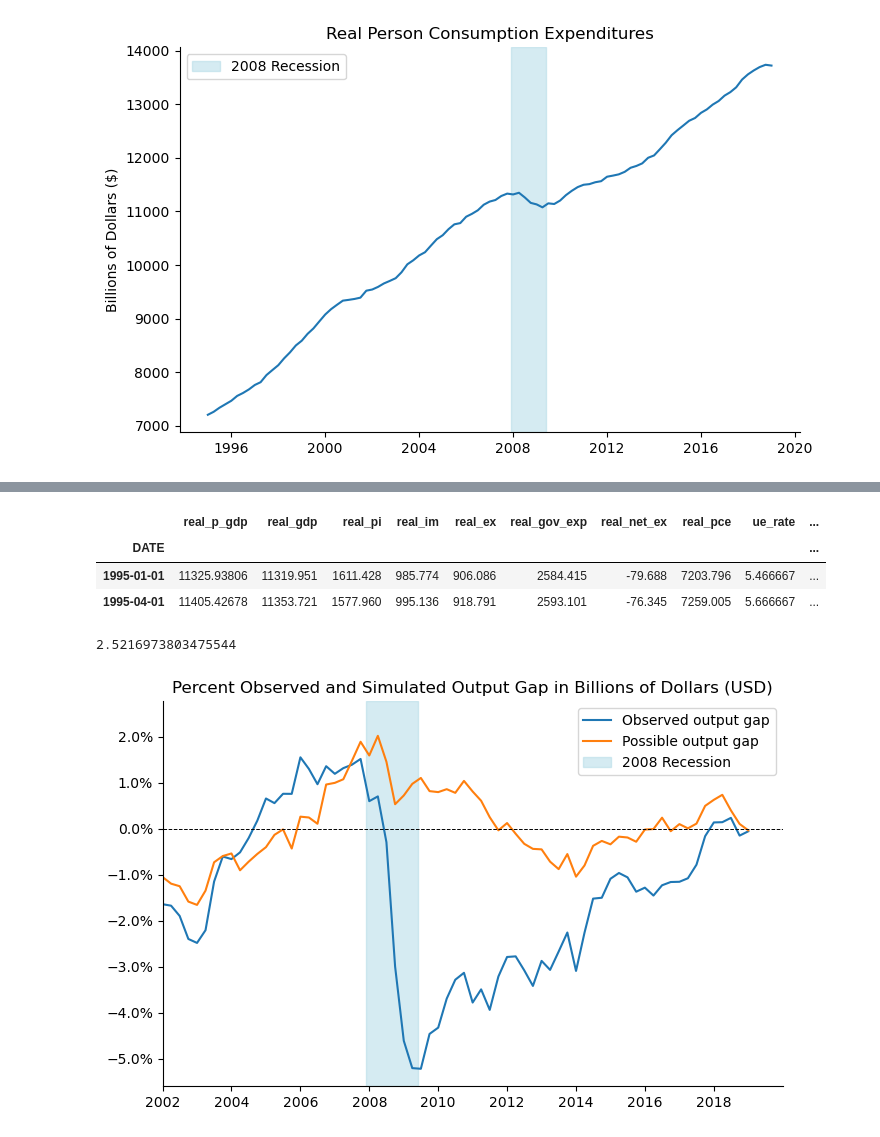
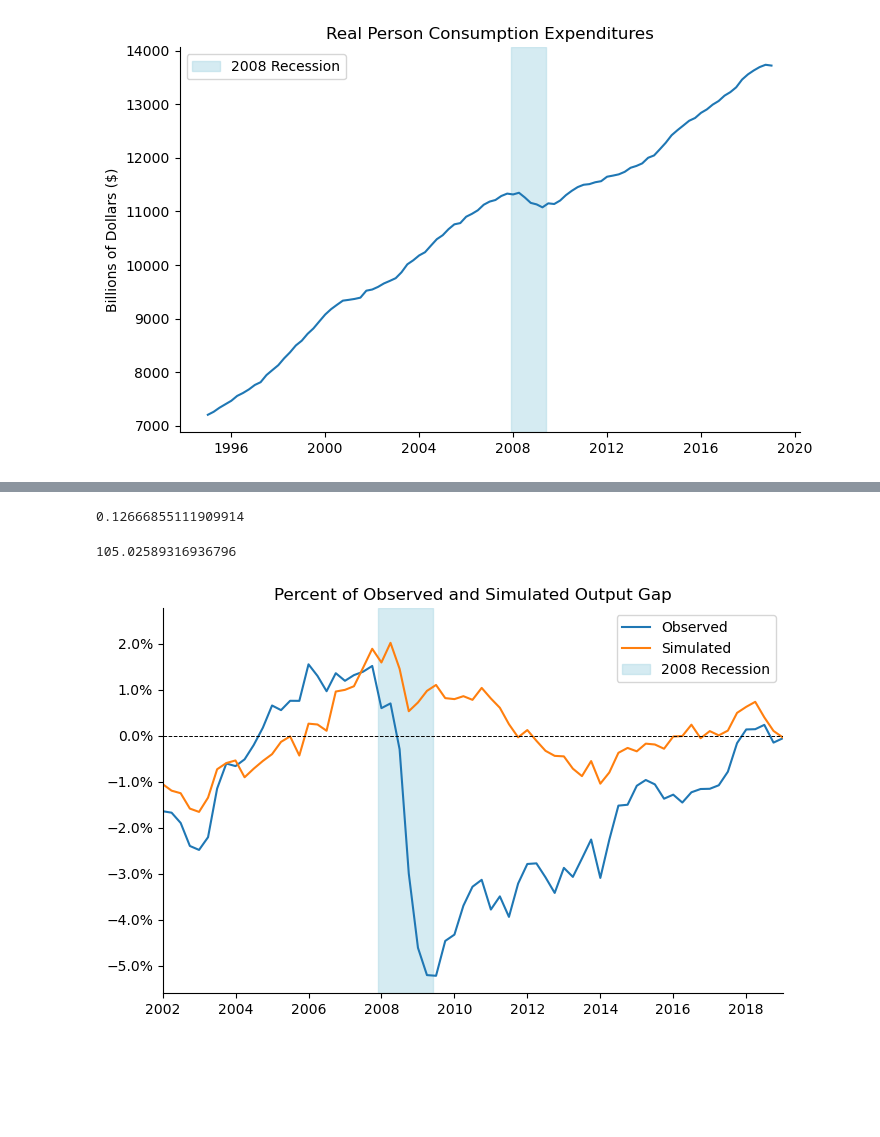
Before and after one commit to linssen2/econ570-project, a Jupyter notebook: output_gap.ipynb, the cells around one changed output, grey strips where cells are left out. Saved outputs shown, nothing was run; the diff lists cells and outputs as text; code cells hidden in the pictures; blank space fills up the shorter version.

```diff
--- a/output_gap.ipynb
+++ b/output_gap.ipynb
@@ -351,10 +270,3 @@ plt.show()
-# %%
-data_q.head(2)
-# %% [output]
-|  | real_p_gdp | real_gdp | real_pi | real_im | real_ex | real_gov_exp | real_net_ex | real_pce | ue_rate | ... |
-| DATE |  |  |  |  |  |  |  |  |  | ... |
-| 1995-01-01 | 11325.93806 | 11319.951 | 1611.428 | 985.774 | 906.086 | 2584.415 | -79.688 | 7203.796 | 5.466667 | ... |
-| 1995-04-01 | 11405.42678 | 11353.721 | 1577.960 | 995.136 | 918.791 | 2593.101 | -76.345 | 7259.005 | 5.666667 | ... |
 # %%
 data_q['pos_gdp'] = pos_gdp
 data_q['pct_outgap_pos'] = (data_q['pos_gdp'] - data_q['real_p_gdp'])/data_q['pos_gdp'] * 100
@@ -362,22 +274,27 @@ data_08_18 = data_q[(data_q.index >= '2008') & (data_q.index <='2018')].copy()
 
 avg_output_gap = data_08_18['pct_outgap'].mean()
 avg_output_gap_pos = data_08_18['pct_outgap_pos'].mean()
+# %%
+avg_output_gap_pos
+# %% [output]
+0.12666855111909914
 # %%
-avg_output_gap_pos - avg_output_gap
+(avg_output_gap - avg_output_gap_pos) / avg_output_gap * 100
 # %% [output]
-2.5216973803475544
+105.02589316936796
 # %%
 fig, ax = plt.subplots(1, 1, figsize=(8,5))
 
-ax.plot(data_q.index, data_q['pct_outgap'], label='Observed output gap')
-ax.plot(data_q.index, data_q['pct_outgap_pos'], label='Possible output gap')
+ax.plot(data_q.index, data_q['pct_outgap'], label='Observed')
+ax.plot(data_q.index, data_q['pct_outgap_pos'], label='Simulated')
 ax.axvspan('2007-12', '2009-06', color='lightblue', alpha=0.5, label='2008 Recession')
 ax.yaxis.set_major_formatter(mtick.PercentFormatter())
-ax.set_title('Percent Observed and Simulated Output Gap in Billions of Dollars (USD)')
-ax.set_xlim(pd.to_datetime('2002-01-01'), pd.to_datetime('2019-12-31'))
+ax.set_title('Percent of Observed and Simulated Output Gap')
+ax.set_xlim(pd.to_datetime('2002-01-01'), pd.to_datetime('2018-12-31'))
 ax.axhline(ls='--', color='black', lw=0.7)
 ax.legend()
 sns.despine()
+plt.savefig('ObervedGapVSimGap.png')
 plt.show()
 # %% [output]
-[figure, old version]
+[figure, new version]
```
Also changed, not shown: parts of 17 cells of this notebook.
